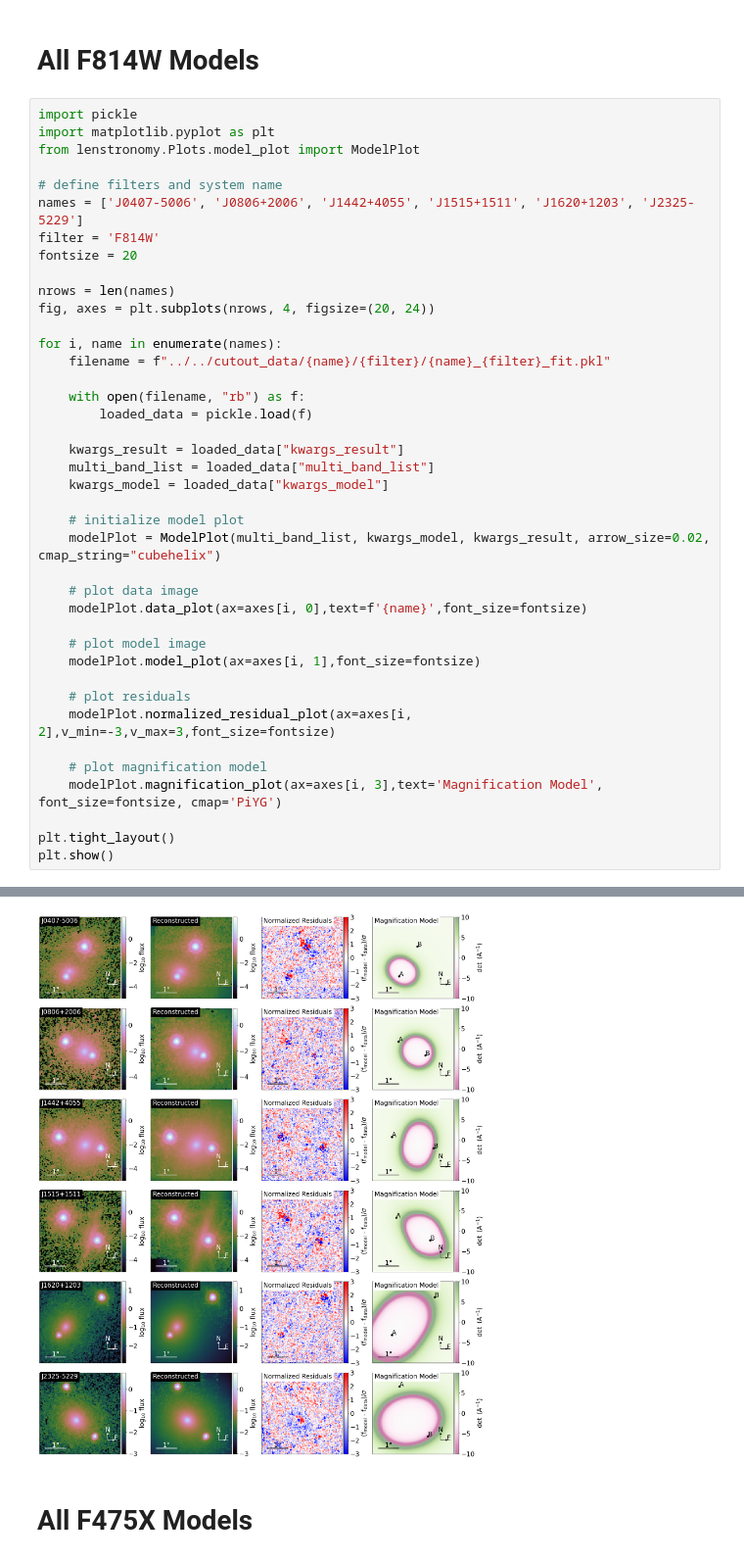
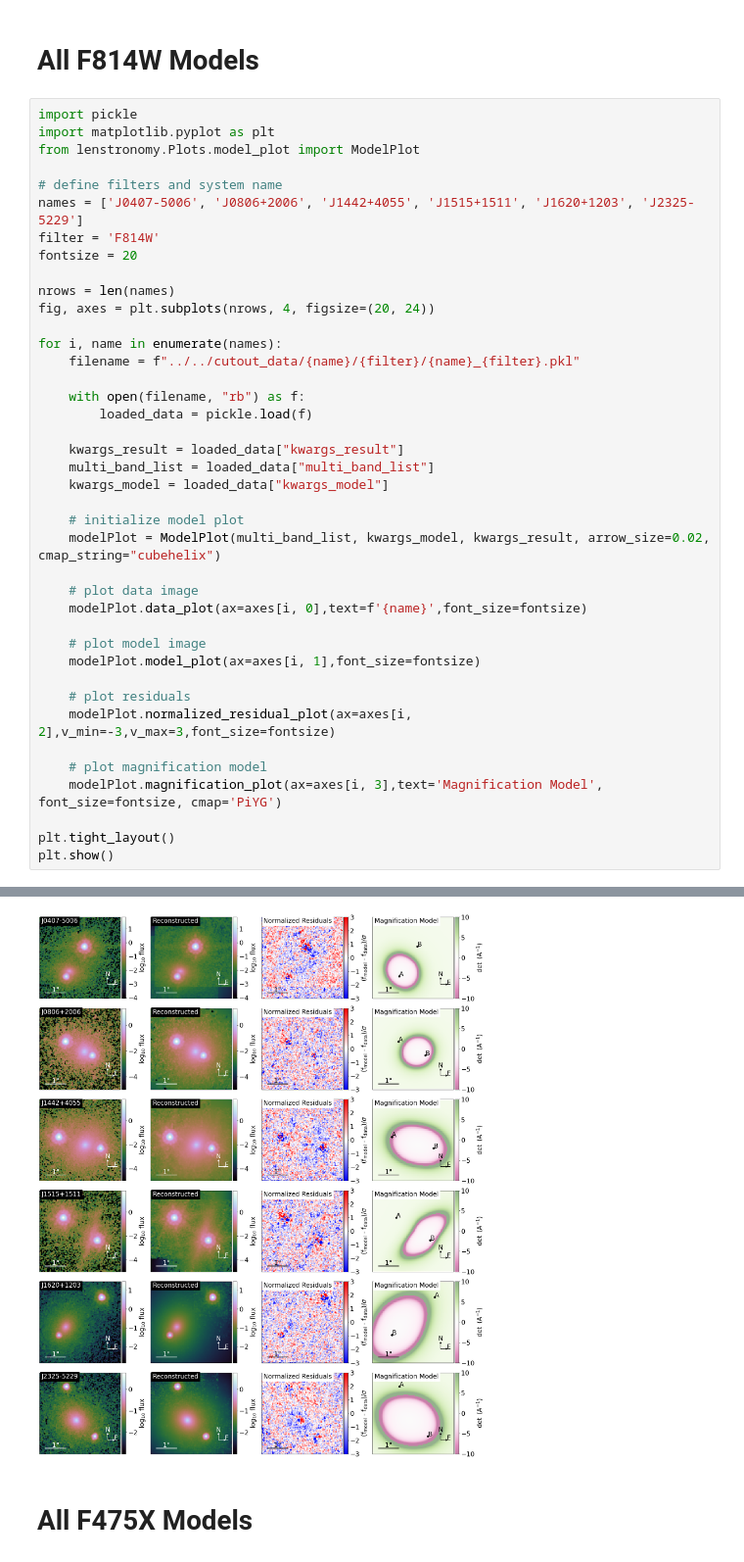
Before and after one commit to brady-ryan/hst_doubles, a Jupyter notebook: analysis/brady_honors_thesis/all_models.ipynb, the cells around one changed output, grey strips where cells are left out. Shown at 98% size. Cells and saved outputs as stored; diff of their text form.

```diff
--- a/analysis/brady_honors_thesis/all_models.ipynb
+++ b/analysis/brady_honors_thesis/all_models.ipynb
@@ -14,7 +14,7 @@ nrows = len(names)
 fig, axes = plt.subplots(nrows, 4, figsize=(20, 24))
 
 for i, name in enumerate(names):
-    filename = f"../../cutout_data/{name}/{filter}/{name}_{filter}_fit.pkl"
+    filename = f"../../cutout_data/{name}/{filter}/{name}_{filter}.pkl"
 
     with open(filename, "rb") as f:
         loaded_data = pickle.load(f)
@@ -56,4 +56,4 @@ reduced chi^2 of data  0 =  0.9790087445424932
-[figure, old version]
+[figure, new version]
 # %% [markdown]
 # All F475X Models
 # %%
```
Also changed, not shown: parts of 2 cells of this notebook, 2 other files.
